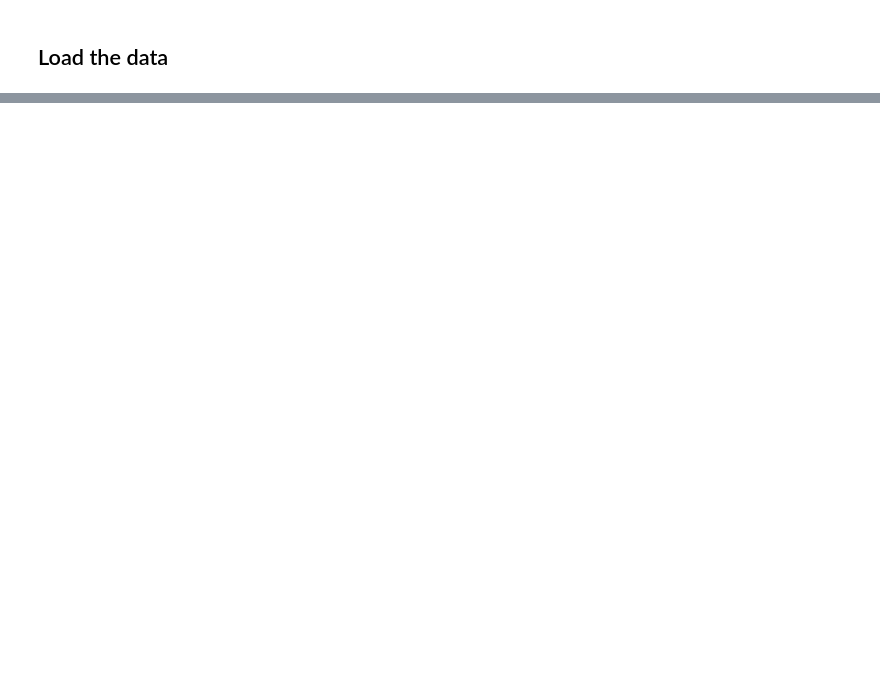
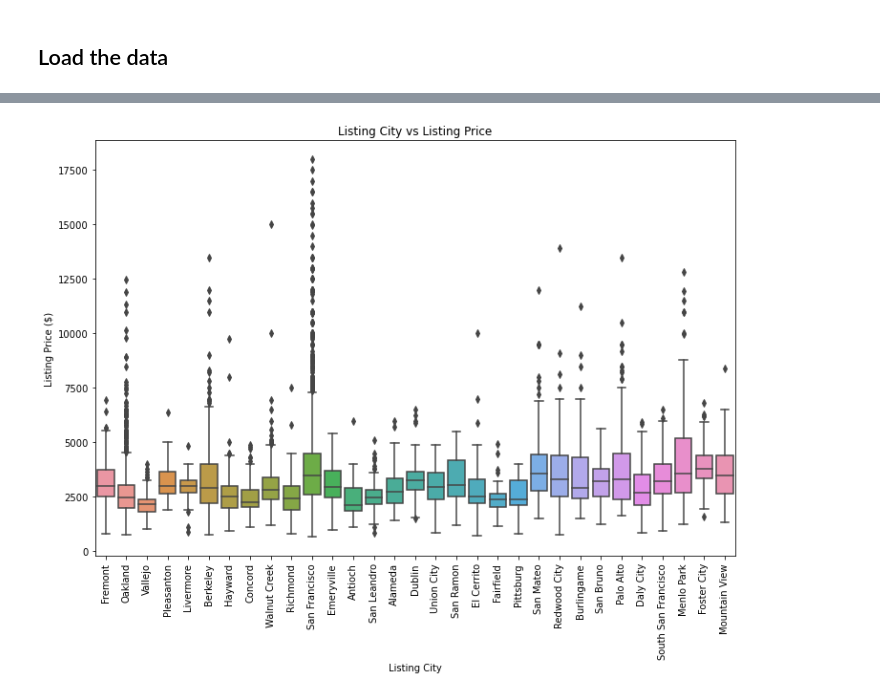
Before and after one commit to melissavhan/Craigslist-Rent-Prediction, a Jupyter notebook: notebooks/Craigslist_Data_Wrangling .ipynb, the cells around one changed output, grey strips where cells are left out. Cells and saved outputs as stored; diff of their text form; code cells hidden in the pictures; blank space fills up the shorter version.

```diff
--- a/notebooks/Craigslist_Data_Wrangling .ipynb
+++ b/notebooks/Craigslist_Data_Wrangling .ipynb
@@ -457,0 +444,3 @@ Saved to csv file
+# %%
+for target_info, column in LISTING_INFO_TO_COLUMN.items():
+    df_transformed[column] = df_transformed['listing_info_split'].apply(lambda x: get_listing_info_feature(x, target_info))
@@ -457,0 +495,11 @@ Saved to csv file
+# %%
+df_transformed['listing_city'] = df_transformed['listing_city'].apply(lambda x: x.title())
+df_transformed['listing_city'] = df_transformed['listing_city'].apply(lambda x: clean_city(x))
+df_transformed['listing_city'].value_counts()
+
+# Get index of cities that occur less than 5 times (these are typos or errors)
+x = df_transformed['listing_city'].value_counts()
+city_to_drop = list((x[x < 5]).index)
+
+# Drop city values that are lower than a value count of 2
+df_transformed['listing_city'] = df_transformed['listing_city'].apply(lambda x: None if x in city_to_drop else x)
@@ -457,0 +534,7 @@ Saved to csv file
+# %%
+# If a listing has a neighborhood tag, cross reference it with the listing_city to make sure it is in the correct city, otherwise remove from df
+df_transformed['is_consistent_metro'] = df_transformed.apply(lambda x: correct_metro(x['listing_nh'], x['listing_city']), axis=1)
+df_correct_metro = df_transformed[df_transformed['is_consistent_metro'] == True]
+
+print(f'After checking for consistent metro, dropped {df_correct_metro.shape[0] - df_transformed.shape[0]} rows')
+print(f'Database now has {df_correct_metro.shape[0]} rows')
@@ -457,0 +604,3 @@ Saved to csv file
+# %%
+for target_word, column_name in LISTING_BODY_TO_COLUMN.items():
+    df_correct_metro[column_name] = df_correct_metro['listing_body'].apply(lambda x: parse_listing_body(x, target_word))
@@ -457,0 +685,9 @@ Saved to csv file
+# %%
+plt.subplots(figsize=(12, 8))
+sns.boxplot(x='listing_city', y='listing_price', data=df_correct_metro)
+plt.xticks(rotation='vertical')
+plt.ylabel('Listing Price ($)')
+plt.xlabel('Listing City')
+plt.title('Listing City vs Listing Price');
+# %% [output]
+[figure, added]
```
Also changed, not shown: parts of 78 cells of this notebook, 2 other files.
